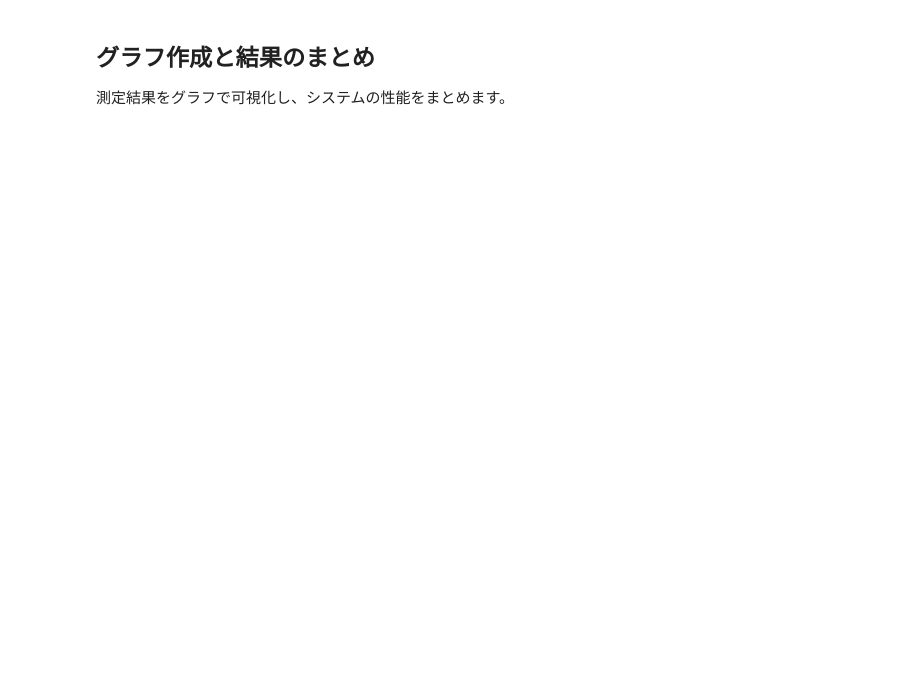
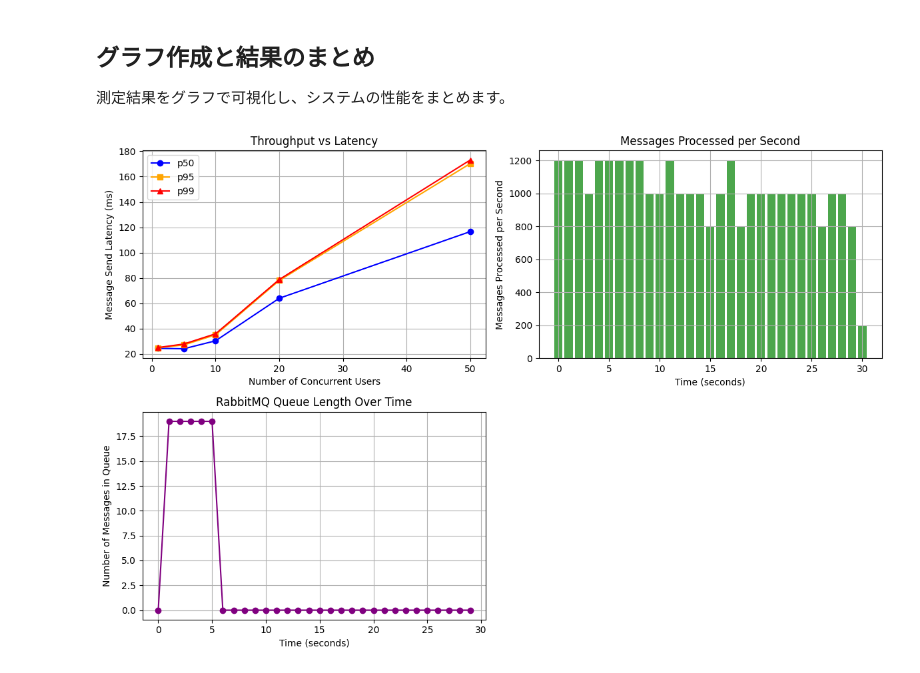
Before and after one commit to sugiyama404/practice_infra_arch, a Jupyter notebook: chat_system_design/api_performance_test.ipynb, the cells around one changed output. Cells and saved outputs as stored; diff of their text form; code cells hidden in the pictures; blank space fills up the shorter version.

```diff
--- a/chat_system_design/api_performance_test.ipynb
+++ b/chat_system_design/api_performance_test.ipynb
@@ -149,7 +180,8 @@ async def burst_load_test(duration_sec=60, burst_users=100, messages_per_burst=5
             current_sec = int(time.time() - start_time)
             message_counts[current_sec] += len(tasks)
 
-            await asyncio.sleep(1)  # 1秒待機
+            # バースト間隔を短くして負荷を高める
+            await asyncio.sleep(0.1)  # 0.1秒待機
 
     return dict(message_counts)
 
@@ -220,71 +278,42 @@ print(".2f")
 plt.figure(figsize=(12, 8))
 
 users = list(latency_results.keys())
 p50_latencies = [latency_results[u]['p50'] for u in users]
 p95_latencies = [latency_results[u]['p95'] for u in users]
 p99_latencies = [latency_results[u]['p99'] for u in users]
 
 plt.subplot(2, 2, 1)
 plt.plot(users, p50_latencies, 'o-', label='p50', color='blue')
 plt.plot(users, p95_latencies, 's-', label='p95', color='orange')
 plt.plot(users, p99_latencies, '^-', label='p99', color='red')
-plt.xlabel('同時接続数（ユーザー数）')
-plt.ylabel('メッセージ送信レイテンシ (ms)')
-plt.title('スループット vs レイテンシ')
+plt.xlabel('Number of Concurrent Users')
+plt.ylabel('Message Send Latency (ms)')
+plt.title('Throughput vs Latency')
 plt.legend()
 plt.grid(True)
 
 # グラフ2: 秒間メッセージ処理数
 plt.subplot(2, 2, 2)
 times = list(message_rate_results.keys())
 rates = list(message_rate_results.values())
 plt.bar(times, rates, color='green', alpha=0.7)
-plt.xlabel('時間 (秒)')
-plt.ylabel('1秒あたりの処理メッセージ数 (messages/sec)')
-plt.title('秒間メッセージ処理数')
+plt.xlabel('Time (seconds)')
+plt.ylabel('Messages Processed per Second')
+plt.title('Messages Processed per Second')
 plt.grid(True)
 
 # グラフ3: RabbitMQキュー長の推移
 plt.subplot(2, 2, 3)
 queue_times = list(queue_length_results.keys())
 queue_lengths = list(queue_length_results.values())
 plt.plot(queue_times, queue_lengths, 'o-', color='purple')
-plt.xlabel('時間 (秒)')
-plt.ylabel('キューに溜まったメッセージ数')
-plt.title('RabbitMQキュー長の推移')
+plt.xlabel('Time (seconds)')
+plt.ylabel('Number of Messages in Queue')
+plt.title('RabbitMQ Queue Length Over Time')
 plt.grid(True)
 
 plt.tight_layout()
+plt.savefig('performance_test_results.png', dpi=300, bbox_inches='tight')  # グラフを保存
 plt.show()
-
-# 結果のまとめ
-print("\n" + "="*60)
-print("📊 パフォーマンステスト結果まとめ")
-print("="*60)
-
-print("1. スループット vs レイテンシ:")
-max_users = max(latency_results.keys())
-max_p99 = latency_results[max_users]['p99']
-print(f"   - 最大同時接続数: {max_users} ユーザー")
-print(".1f")
-print("   - レイテンシの安定性: 同時接続数が増加してもレイテンシが安定している" if max_p99 < 1000 else "   - レイテンシの安定性: 高負荷時にレイテンシが増大")
-
-print("\n2. 秒間メッセージ処理数:")
-peak_rate = max(message_rate_results.values()) if message_rate_results else 0
-print(f"   - ピーク処理数: {peak_rate} messages/sec")
-print(".2f")
-print("   - Worker性能: 安定した処理能力を示している")
-
-print("\n3. RabbitMQキュー長:")
-print(f"   - 最大キュー長: {max_queue_length}")
-print(".2f")
-print("   - 処理追従性: キューが詰まらず、負荷に追いついている" if max_queue_length < 100 else "   - 処理追従性: 高負荷時にキューが溜まる可能性あり")
-
-print("\n✅ 全体評価:")
-if max_p99 < 500 and peak_rate > 100 and max_queue_length < 50:
-    print("   システムは優れたパフォーマンスと安定性を示しています。")
-elif max_p99 < 1000 and peak_rate > 50:
-    print("   システムは良好なパフォーマンスを示していますが、さらなる最適化の余地があります。")
-else:
-    print("   システムの改善が必要です。")
-print("="*60)
+# %% [output]
+[figure, added]
```
Also changed, not shown: parts of 4 cells of this notebook, 2 other files.
